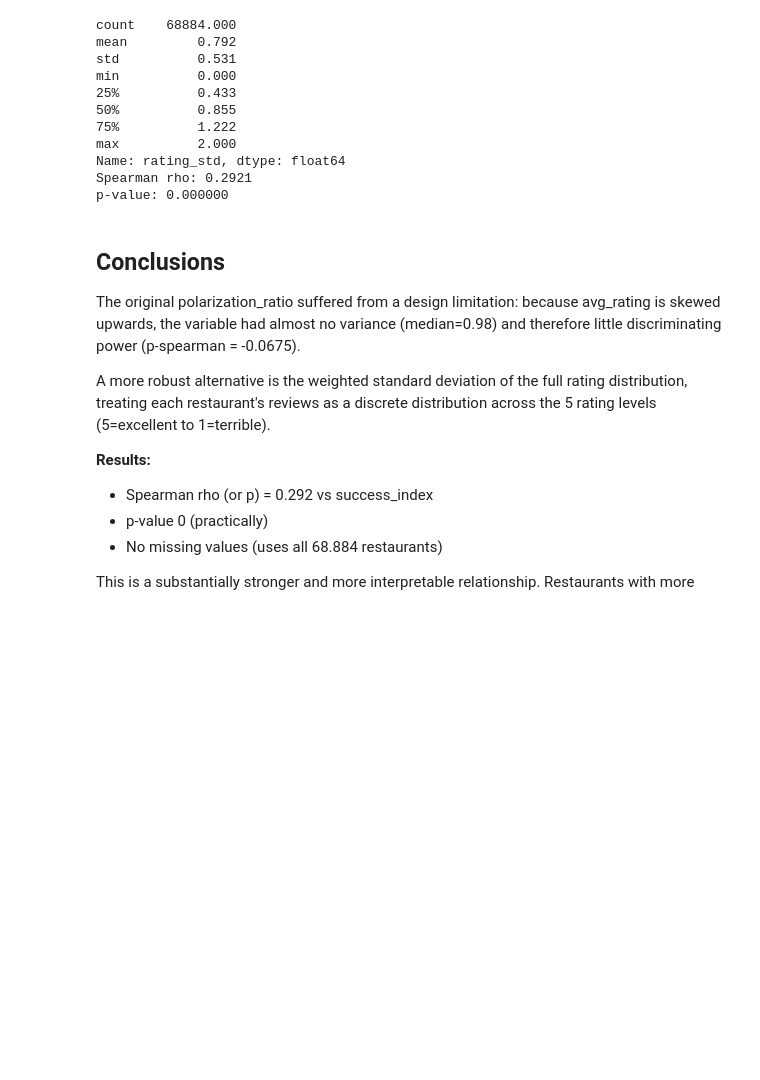
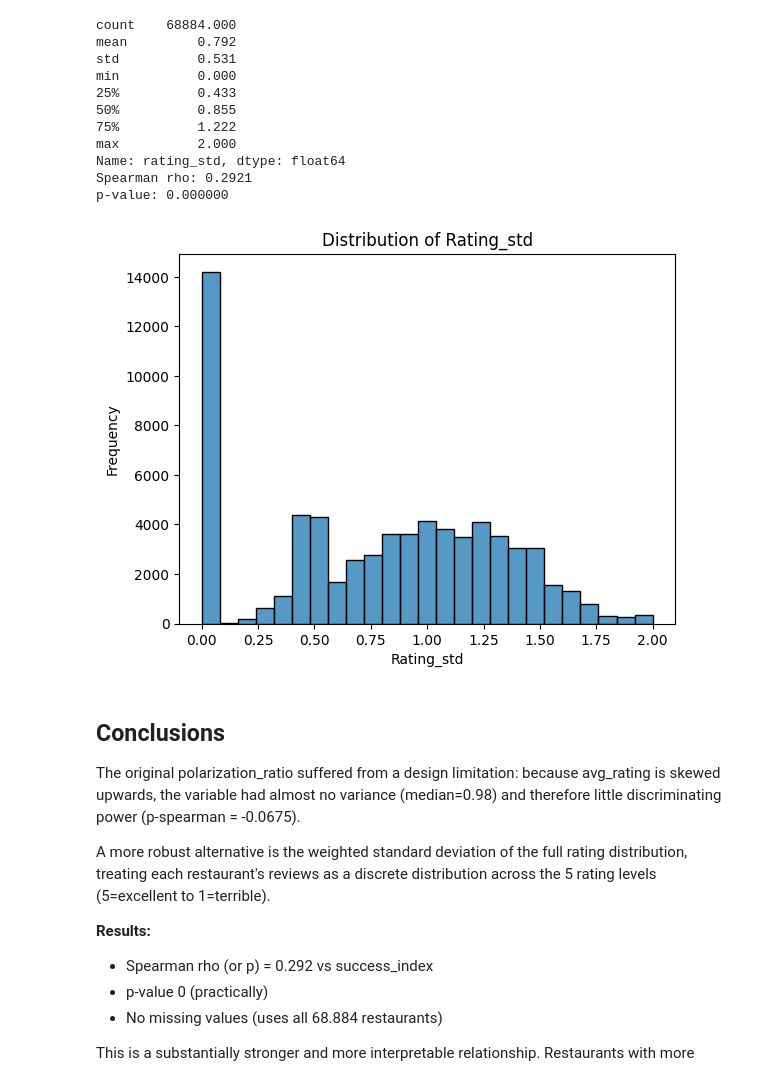
Before and after one commit to AlexMateu21/Final-Project, a Jupyter notebook: notebooks/EDA.ipynb, the cells around one changed output. Drawn from its saved outputs; the diff is of its cells as text; code cells hidden in the pictures; blank space fills up the shorter version.

```diff
--- a/notebooks/EDA.ipynb
+++ b/notebooks/EDA.ipynb
@@ -1378,6 +1378,14 @@ max          2.000
 Name: rating_std, dtype: float64
 Spearman rho: 0.2921
 p-value: 0.000000
+# %%
+sns.histplot(df_final["rating_std"].dropna(), bins=25)
+plt.title("Distribution of Rating_std")
+plt.xlabel("Rating_std")
+plt.ylabel("Frequency")
+plt.show()
+# %% [output]
+[figure, added]
 # %% [markdown]
 ## Conclusions
 
```
Also changed, not shown: parts of 30 cells of this notebook.
